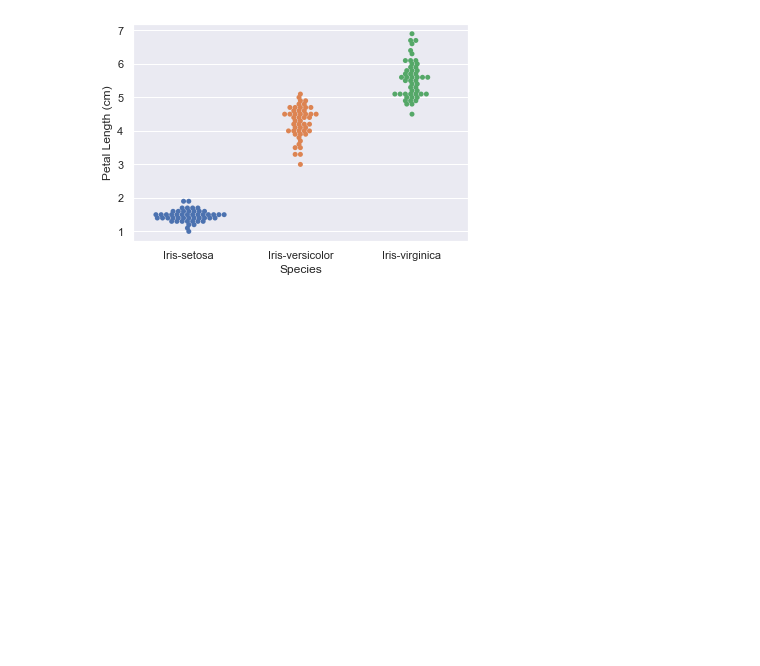
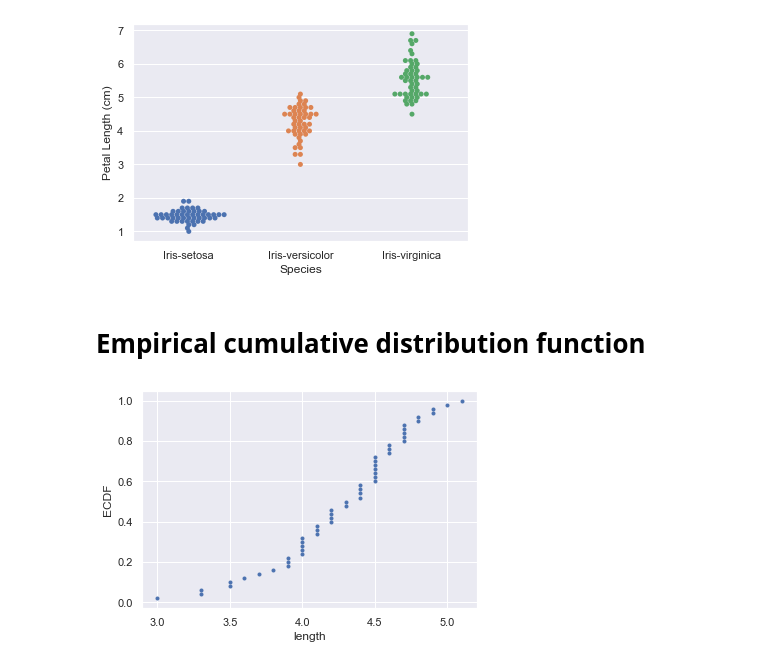
Before and after one commit to asaadkhattab/IrisSpecies, a Jupyter notebook: statistics.ipynb, the cells around one changed output. Saved outputs shown, nothing was run; the diff lists cells and outputs as text; code cells hidden in the pictures; blank space fills up the shorter version.

Commit message:
Empirical cumulative distribution function

```diff
--- a/statistics.ipynb
+++ b/statistics.ipynb
@@ -30,3 +30,51 @@ _ = plt.ylabel('Petal Length (cm)')
 plt.show()
 # %% [output]
 [figure]
+# %% [markdown]
+# Empirical cumulative distribution function
+# %%
+setosa_petal_length = np.array([ 1.4,  1.4,  1.3,  1.5,  1.4,  1.7,  1.4,  1.5,  1.4,  1.5,  1.5,
+        1.6,  1.4,  1.1,  1.2,  1.5,  1.3,  1.4,  1.7,  1.5,  1.7,  1.5,
+        1. ,  1.7,  1.9,  1.6,  1.6,  1.5,  1.4,  1.6,  1.6,  1.5,  1.5,
+        1.4,  1.5,  1.2,  1.3,  1.5,  1.3,  1.5,  1.3,  1.3,  1.3,  1.6,
+        1.9,  1.4,  1.6,  1.4,  1.5,  1.4])
+
+versicolor_petal_length = np.array([ 4.7,  4.5,  4.9,  4. ,  4.6,  4.5,  4.7,  3.3,  4.6,  3.9,  3.5,
+        4.2,  4. ,  4.7,  3.6,  4.4,  4.5,  4.1,  4.5,  3.9,  4.8,  4. ,
+        4.9,  4.7,  4.3,  4.4,  4.8,  5. ,  4.5,  3.5,  3.8,  3.7,  3.9,
+        5.1,  4.5,  4.5,  4.7,  4.4,  4.1,  4. ,  4.4,  4.6,  4. ,  3.3,
+        4.2,  4.2,  4.2,  4.3,  3. ,  4.1])
+
+virginica_petal_length = np.array([ 6. ,  5.1,  5.9,  5.6,  5.8,  6.6,  4.5,  6.3,  5.8,  6.1,  5.1,
+        5.3,  5.5,  5. ,  5.1,  5.3,  5.5,  6.7,  6.9,  5. ,  5.7,  4.9,
+        6.7,  4.9,  5.7,  6. ,  4.8,  4.9,  5.6,  5.8,  6.1,  6.4,  5.6,
+        5.1,  5.6,  6.1,  5.6,  5.5,  4.8,  5.4,  5.6,  5.1,  5.1,  5.9,
+        5.7,  5.2,  5. ,  5.2,  5.4,  5.1])
+# %%
+def ecdf(data):
+    """Compute ECDF for a one-dimensional array of measurements."""
+    # Number of data points: n
+    n = len(data)
+
+    # x-data for the ECDF: x
+    x = np.sort(data)
+
+    # y-data for the ECDF: y
+    y = np.arange(1, n+1) / n
+
+
+    return x, y
+# %%
+# Compute ECDF for versicolor data
+x_vers, y_vers = ecdf(versicolor_petal_length)
+
+#plot
+_= plt.plot(x_vers, y_vers, marker='.', linestyle='none')
+
+
+_= plt.ylabel('ECDF')
+_= plt.xlabel('length')
+
+plt.show()
+# %% [output]
+[figure, added]
```
Also changed, not shown: parts of 3 cells of this notebook.
